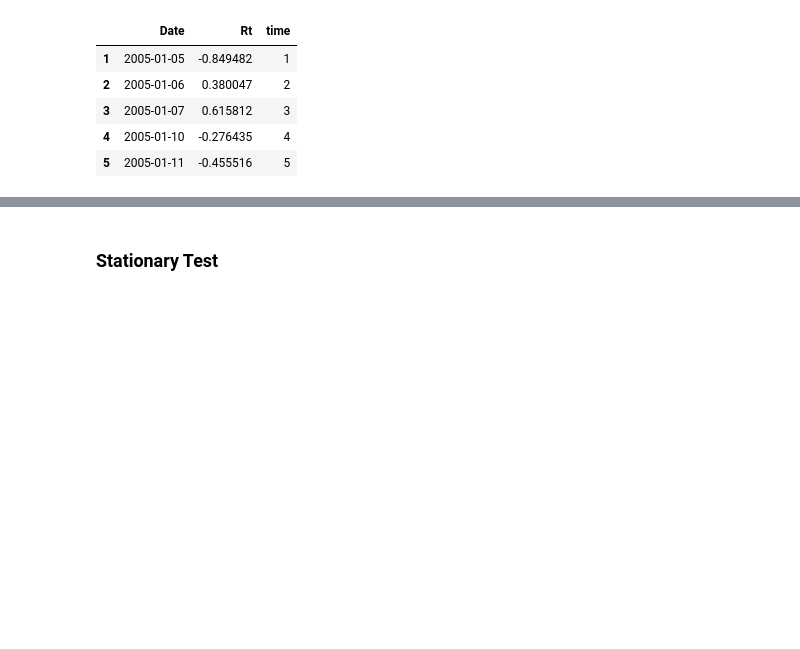
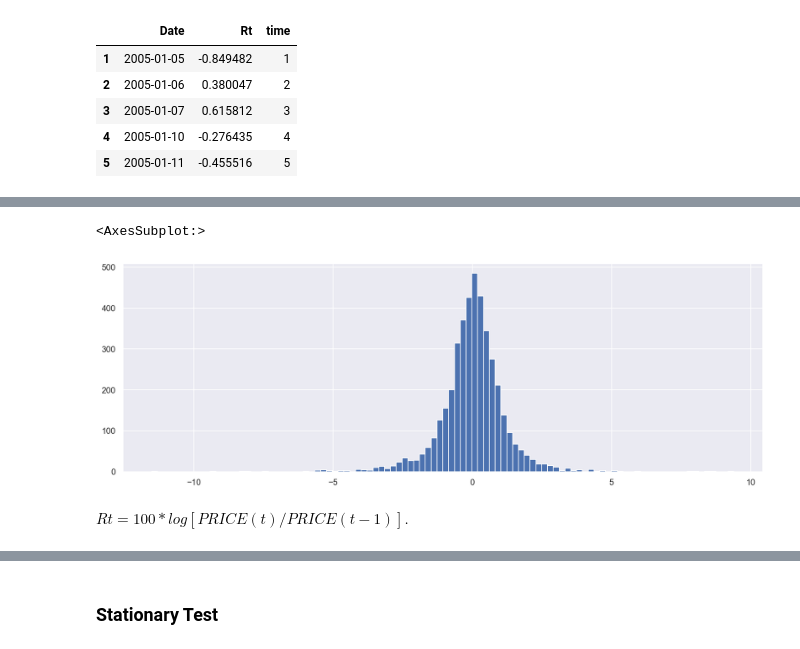
Before and after one commit to saanghyuk/tsa, a Jupyter notebook: individual_assignment.ipynb, the cells around one changed output, grey strips where cells are left out. Drawn from its saved outputs; the diff is of its cells as text; code cells hidden in the pictures; blank space fills up the shorter version.

```diff
--- a/individual_assignment.ipynb
+++ b/individual_assignment.ipynb
@@ -44,0 +76,5 @@ df.head()
+# %%
+df["Rt"].hist(bins=100, figsize=(15, 5))
+# %% [output]
+<AxesSubplot:>
+[figure, added]
@@ -44,0 +83,2 @@ df.head()
+# %% [markdown]
+$Rt = 100*log[PRICE(t)/PRICE(t-1)]. $
```
Also changed, not shown: parts of 13 cells of this notebook, 3 other files.
